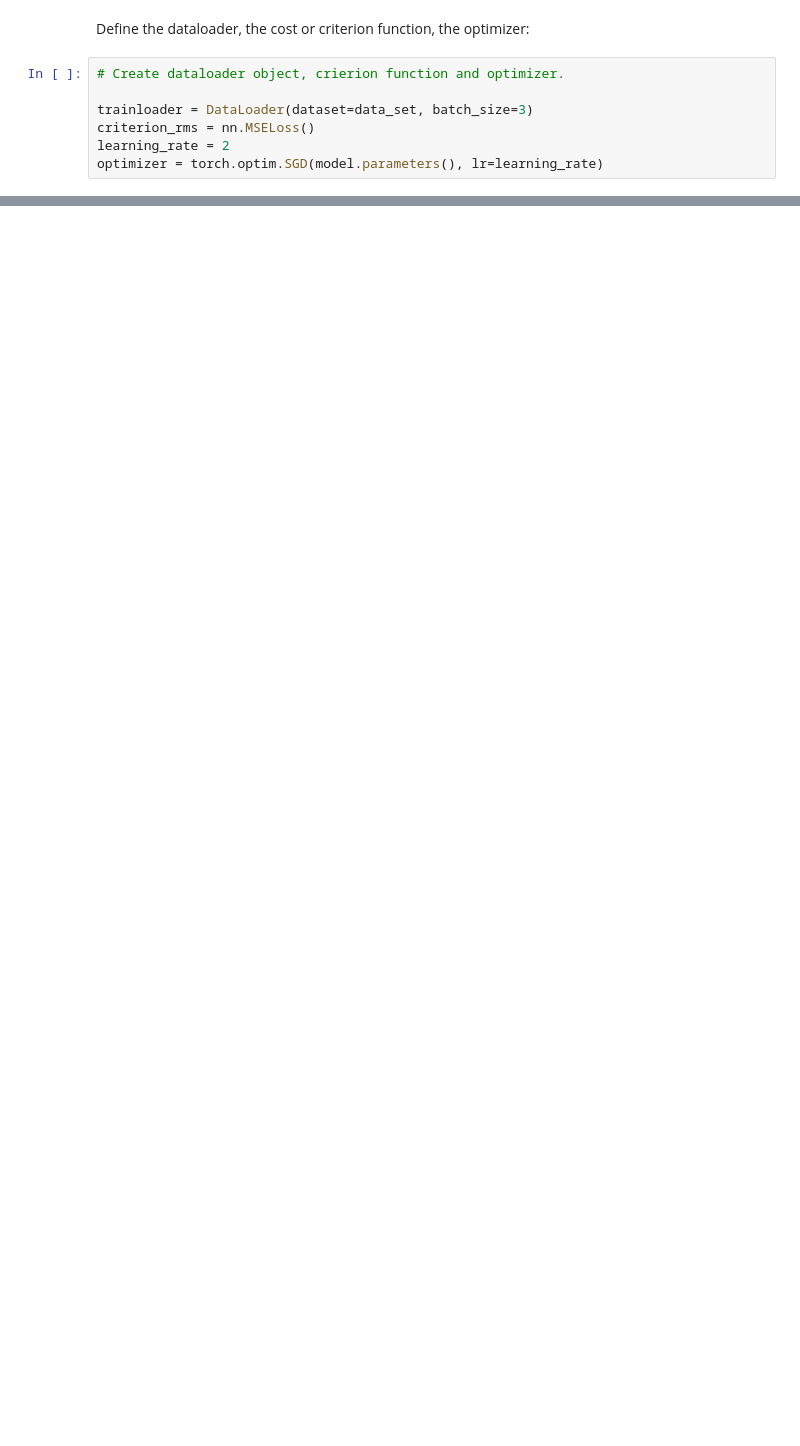
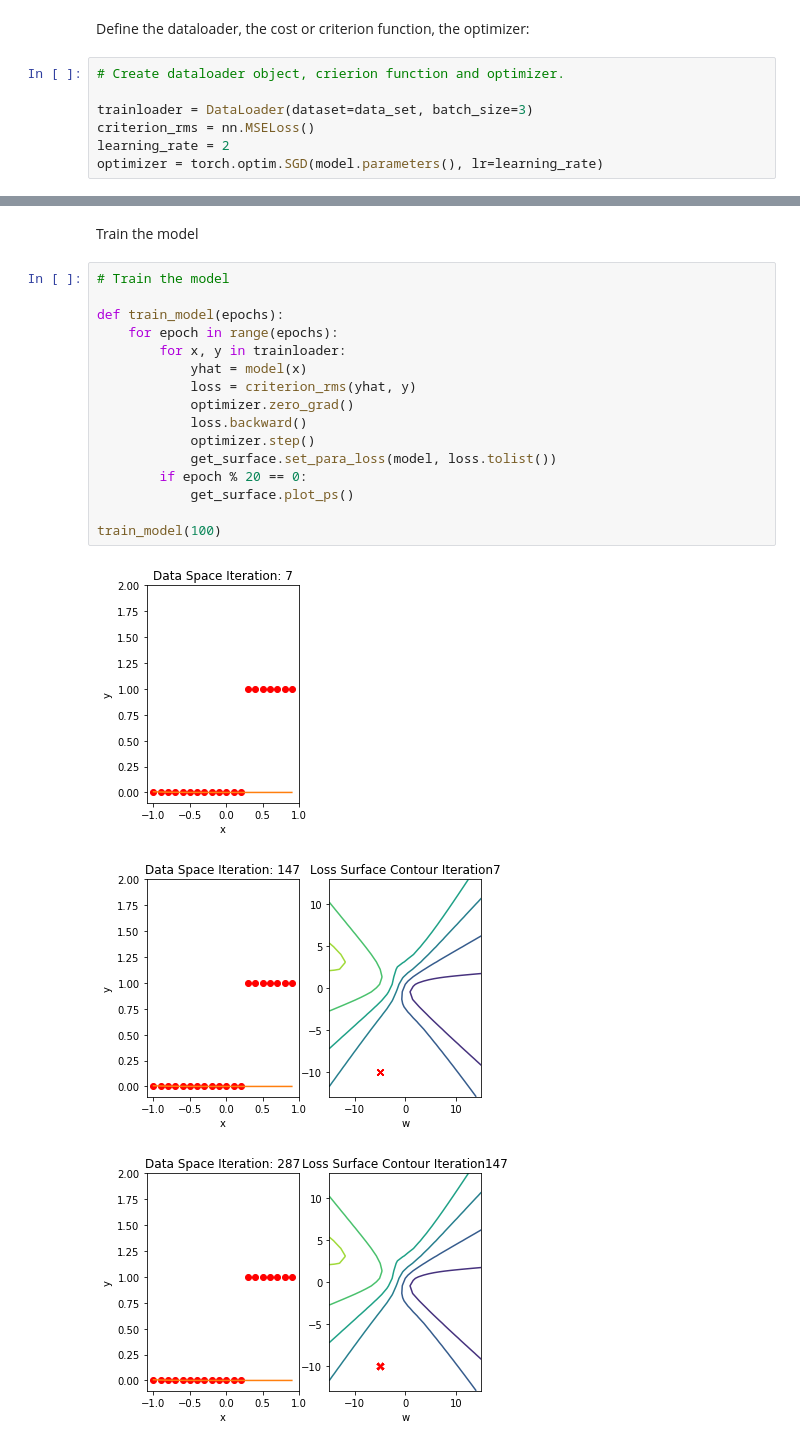
Before and after one commit to illumi91/PyTorch_Logistic_Regression, a Jupyter notebook: PyTorch_Logistic_Regression.ipynb, the cells around one changed output, grey strips where cells are left out. Saved outputs shown, nothing was run; the diff lists cells and outputs as text; blank space fills up the shorter version.

```diff
--- a/PyTorch_Logistic_Regression.ipynb
+++ b/PyTorch_Logistic_Regression.ipynb
@@ -621,0 +433,22 @@ optimizer = torch.optim.SGD(model.parameters(), lr=learning_rate)
+# %% [markdown]
+Train the model
+# %%
+# Train the model
+
+def train_model(epochs):
+    for epoch in range(epochs):
+        for x, y in trainloader:
+            yhat = model(x)
+            loss = criterion_rms(yhat, y)
+            optimizer.zero_grad()
+            loss.backward()
+            optimizer.step()
+            get_surface.set_para_loss(model, loss.tolist())
+        if epoch % 20 == 0:
+            get_surface.plot_ps()
+
+train_model(100)
+# %% [output]
+[figure, added]
+[figure, added]
+[figure, added]
```
Also changed, not shown: parts of 19 cells of this notebook.
